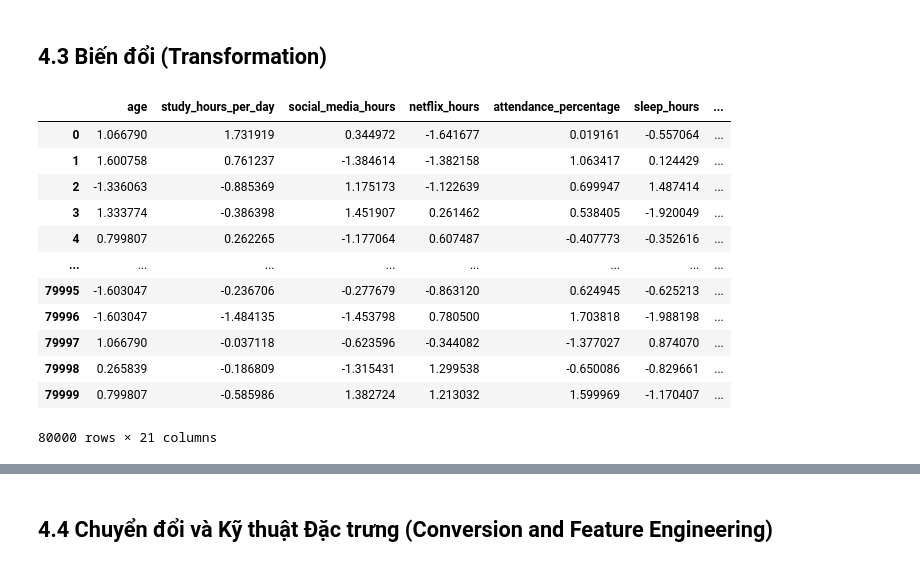
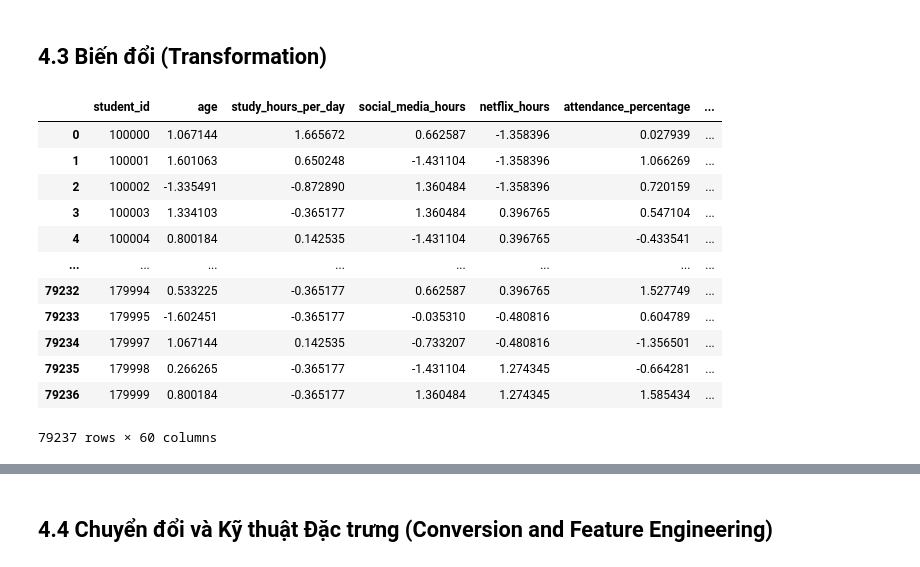
Before and after one commit to Vo-Hao250604/Student-Habits-and-Academic-Performance-Analysis, a Jupyter notebook: Student_Habits_and_Academic_Performance_Analysis.ipynb, the cells around one changed output, grey strips where cells are left out. Saved outputs shown, nothing was run; the diff lists cells and outputs as text; code cells hidden in the pictures.

```diff
--- a/Student_Habits_and_Academic_Performance_Analysis.ipynb
+++ b/Student_Habits_and_Academic_Performance_Analysis.ipynb
@@ -574,7 +574,7 @@ from sklearn.preprocessing import OneHotEncoder
 # from sklearn.preprocessing import MinMaxScaler
 from sklearn.preprocessing import StandardScaler
 
-df_encoder = df #gán cái biến khác để test
+df_encoder = df_int64 #gán cái biến khác để test
 
 #Kiểm tra các thuộc tính danh mục và thuộc tính số
 feature_columns = [col for col in df_encoder.columns if col not in ['student_id', 'exam_score']]
@@ -593,11 +593,12 @@ Numerical features: 21 features
 #sài onehotencoding từ pandas thì ví dụ có 3 danh mục thì sẽ mất 1 cái
 
 # Chuẩn hóa toàn bộ thuộc tính danh mục bằng OneHotEncoder của scikit-learn
+df_encoder = df_encoder.reset_index(drop=True) # Đặt lại chỉ số để tránh concat bị lệch
 encoder = OneHotEncoder(sparse_output=False)
-one_hot_encoded = encoder.fit_transform(df[categorical_features])
+one_hot_encoded = encoder.fit_transform(df_encoder[categorical_features])
 one_hot_df = pd.DataFrame(one_hot_encoded, columns=encoder.get_feature_names_out(categorical_features))
-df_GnM_encoded = pd.concat([df_encoder, one_hot_df], axis=1)
-df_GnM_encoded = df_GnM_encoded.drop(categorical_features, axis=1)
-df_GnM_encoded.info()
+df_encoded = pd.concat([df_encoder, one_hot_df], axis=1)
+df_encoded = df_encoded.drop(categorical_features, axis=1)
+df_encoded.info()
 # %% [output]
 <class 'pandas.core.frame.DataFrame'>
@@ -620,27 +621,21 @@ memory usage: 38.5 MB
 # %% [markdown]
 ## 4.3 Biến đổi (Transformation)
-# %%
-#Biến đổi thuộc tính số theo StandarScaler
-standard_scaler = StandardScaler()
-
-# Identify numerical features, including the newly engineered ones
-numerical_features_after_fe = df.select_dtypes(include=[np.number]).columns.tolist()
-numerical_features_after_fe = [col for col in numerical_features_after_fe if col not in ['student_id', 'exam_score']]
-
-standard_scaled_data = standard_scaler.fit_transform(df[numerical_features_after_fe])
-standard_scaled_df = pd.DataFrame(standard_scaled_data, columns=numerical_features_after_fe)
-display(standard_scaled_df) #df này chỉ có các thuộc tính số đã biến đổi
-# %% [output]
-|  | age | study_hours_per_day | social_media_hours | netflix_hours | attendance_percentage | sleep_hours | ... |
-| 0 | 1.066790 | 1.731919 | 0.344972 | -1.641677 | 0.019161 | -0.557064 | ... |
-| 1 | 1.600758 | 0.761237 | -1.384614 | -1.382158 | 1.063417 | 0.124429 | ... |
-| 2 | -1.336063 | -0.885369 | 1.175173 | -1.122639 | 0.699947 | 1.487414 | ... |
-| 3 | 1.333774 | -0.386398 | 1.451907 | 0.261462 | 0.538405 | -1.920049 | ... |
-| 4 | 0.799807 | 0.262265 | -1.177064 | 0.607487 | -0.407773 | -0.352616 | ... |
-| ... | ... | ... | ... | ... | ... | ... | ... |
-| 79995 | -1.603047 | -0.236706 | -0.277679 | -0.863120 | 0.624945 | -0.625213 | ... |
-| 79996 | -1.603047 | -1.484135 | -1.453798 | 0.780500 | 1.703818 | -1.988198 | ... |
-| 79997 | 1.066790 | -0.037118 | -0.623596 | -0.344082 | -1.377027 | 0.874070 | ... |
-| 79998 | 0.265839 | -0.186809 | -1.315431 | 1.299538 | -0.650086 | -0.829661 | ... |
-| 79999 | 0.799807 | -0.585986 | 1.382724 | 1.213032 | 1.599969 | -1.170407 | ... |
-80000 rows × 21 columns
+# %%
+#Biến đổi thuộc tính số theo StandarScaler
+standard_scaler = StandardScaler()
+df_encoded[numerical_features] = standard_scaler.fit_transform(df_encoded[numerical_features])
+df_encoded
+# %% [output]
+|  | student_id | age | study_hours_per_day | social_media_hours | netflix_hours | attendance_percentage | ... |
+| 0 | 100000 | 1.067144 | 1.665672 | 0.662587 | -1.358396 | 0.027939 | ... |
+| 1 | 100001 | 1.601063 | 0.650248 | -1.431104 | -1.358396 | 1.066269 | ... |
+| 2 | 100002 | -1.335491 | -0.872890 | 1.360484 | -1.358396 | 0.720159 | ... |
+| 3 | 100003 | 1.334103 | -0.365177 | 1.360484 | 0.396765 | 0.547104 | ... |
+| 4 | 100004 | 0.800184 | 0.142535 | -1.431104 | 0.396765 | -0.433541 | ... |
+| ... | ... | ... | ... | ... | ... | ... | ... |
+| 79232 | 179994 | 0.533225 | -0.365177 | 0.662587 | 0.396765 | 1.527749 | ... |
+| 79233 | 179995 | -1.602451 | -0.365177 | -0.035310 | -0.480816 | 0.604789 | ... |
+| 79234 | 179997 | 1.067144 | 0.142535 | -0.733207 | -0.480816 | -1.356501 | ... |
+| 79235 | 179998 | 0.266265 | -0.365177 | -1.431104 | 1.274345 | -0.664281 | ... |
+| 79236 | 179999 | 0.800184 | -0.365177 | 1.360484 | 1.274345 | 1.585434 | ... |
+79237 rows × 60 columns
```
Also changed, not shown: parts of 18 cells of this notebook.
